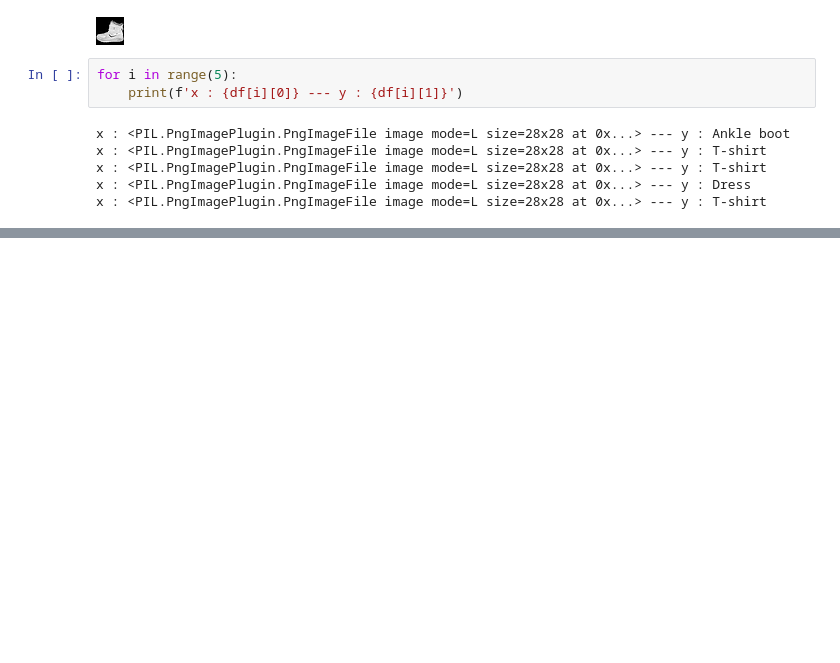
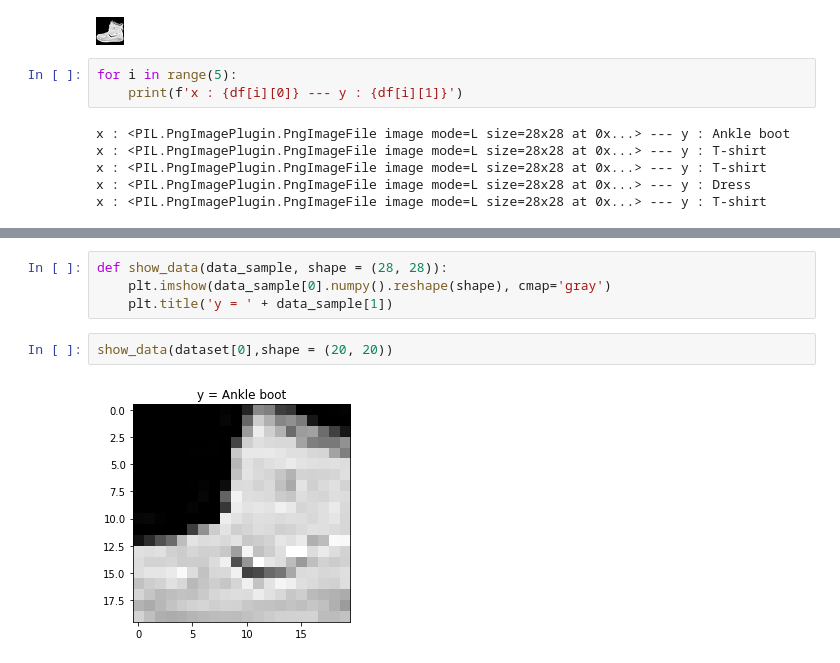
Before and after one commit to ramkumarr02/PyTorch-Basics, a Jupyter notebook: PyTorch_Basics_v1_2.ipynb, the cells around one changed output, grey strips where cells are left out. Cells and saved outputs as stored; diff of their text form; blank space fills up the shorter version.

```diff
--- a/PyTorch_Basics_v1_2.ipynb
+++ b/PyTorch_Basics_v1_2.ipynb
@@ -615,0 +644,8 @@ x : <PIL.PngImagePlugin.PngImageFile image mode=L size=28x28 at 0x...> --- y : T
+# %%
+def show_data(data_sample, shape = (28, 28)):
+    plt.imshow(data_sample[0].numpy().reshape(shape), cmap='gray')
+    plt.title('y = ' + data_sample[1])
+# %%
+show_data(dataset[0],shape = (20, 20))
+# %% [output]
+[figure, added]
```
Also changed, not shown: parts of 13 cells of this notebook.
